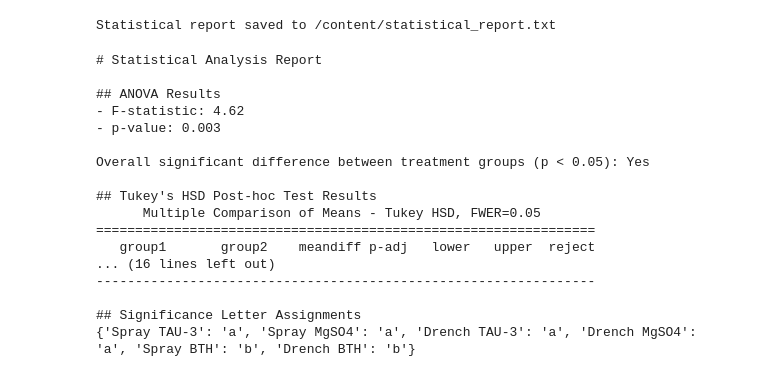
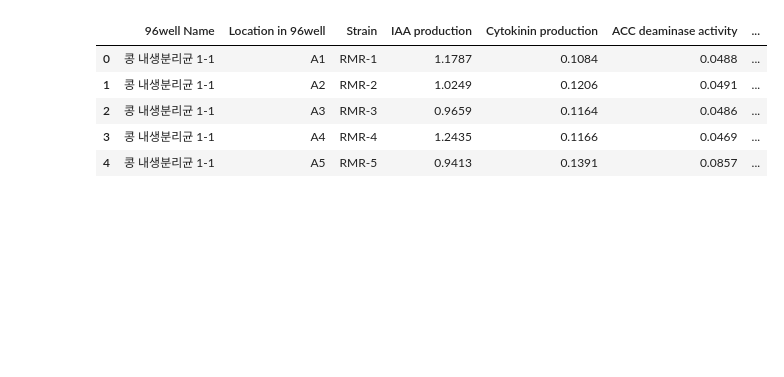
Before and after one commit to jellybbie/study, a Jupyter notebook: Colab_시작하기.ipynb, the cells around one changed output. Cells and saved outputs as stored; diff of their text form; code cells hidden in the pictures; blank space fills up the shorter version.

```diff
--- a/Colab_시작하기.ipynb
+++ b/Colab_시작하기.ipynb
@@ -176,55 +2,0 @@ No significant overall difference between treatment groups (p >= 0.05).
-# %%
-# Construct the report content
-report_content = """
-# Statistical Analysis Report
-
-## ANOVA Results
-- F-statistic: {f_statistic:.2f}
-- p-value: {p_value:.3f}
-
-Overall significant difference between treatment groups (p < 0.05): {overall_significance}
-
-## Tukey's HSD Post-hoc Test Results
-{tukey_hsd_table}
-
-## Significance Letter Assignments
-{letter_assignments}
-""".format(
-    f_statistic=f_statistic,
-    p_value=p_value,
-    overall_significance="Yes" if p_value < 0.05 else "No",
-    tukey_hsd_table=str(tukey_result),
-    letter_assignments=str(final_letters)
-)
-
-# Save the report to a file
-report_filename = '/content/statistical_report.txt'
-with open(report_filename, 'w') as f:
-    f.write(report_content)
-
-print(f"Statistical report saved to {report_filename}")
-# %% [output]
-Statistical report saved to /content/statistical_report.txt
-# %%
-# Read and display the content of the generated report file
-with open(report_filename, 'r') as f:
-    report_content_read = f.read()
-print(report_content_read)
-# %% [output]
-# Statistical Analysis Report
-
-## ANOVA Results
-- F-statistic: 4.62
-- p-value: 0.003
-
-Overall significant difference between treatment groups (p < 0.05): Yes
-
-## Tukey's HSD Post-hoc Test Results
-      Multiple Comparison of Means - Tukey HSD, FWER=0.05
-================================================================
-   group1       group2    meandiff p-adj   lower   upper  reject
-... (16 lines left out)
-----------------------------------------------------------------
-
-## Significance Letter Assignments
-{'Spray TAU-3': 'a', 'Spray MgSO4': 'a', 'Drench TAU-3': 'a', 'Drench MgSO4': 'a', 'Spray BTH': 'b', 'Drench BTH': 'b'}
@@ -230,0 +6,13 @@ Overall significant difference between treatment groups (p < 0.05): Yes
+# %%
+import pandas as pd
+
+excel_file_path = '/content/screening(2025)-4.xlsx'
+df = pd.read_excel(excel_file_path)
+display(df.head())
+# %% [output]
+|  | 96well Name | Location in 96well | Strain | IAA production | Cytokinin production | ACC deaminase activity | ... |
+| 0 | 콩 내생분리균 1-1 | A1 | RMR-1 | 1.1787 | 0.1084 | 0.0488 | ... |
+| 1 | 콩 내생분리균 1-1 | A2 | RMR-2 | 1.0249 | 0.1206 | 0.0491 | ... |
+| 2 | 콩 내생분리균 1-1 | A3 | RMR-3 | 0.9659 | 0.1164 | 0.0486 | ... |
+| 3 | 콩 내생분리균 1-1 | A4 | RMR-4 | 1.2435 | 0.1166 | 0.0469 | ... |
+| 4 | 콩 내생분리균 1-1 | A5 | RMR-5 | 0.9413 | 0.1391 | 0.0857 | ... |
```
Also changed, not shown: parts of 15 cells of this notebook.
